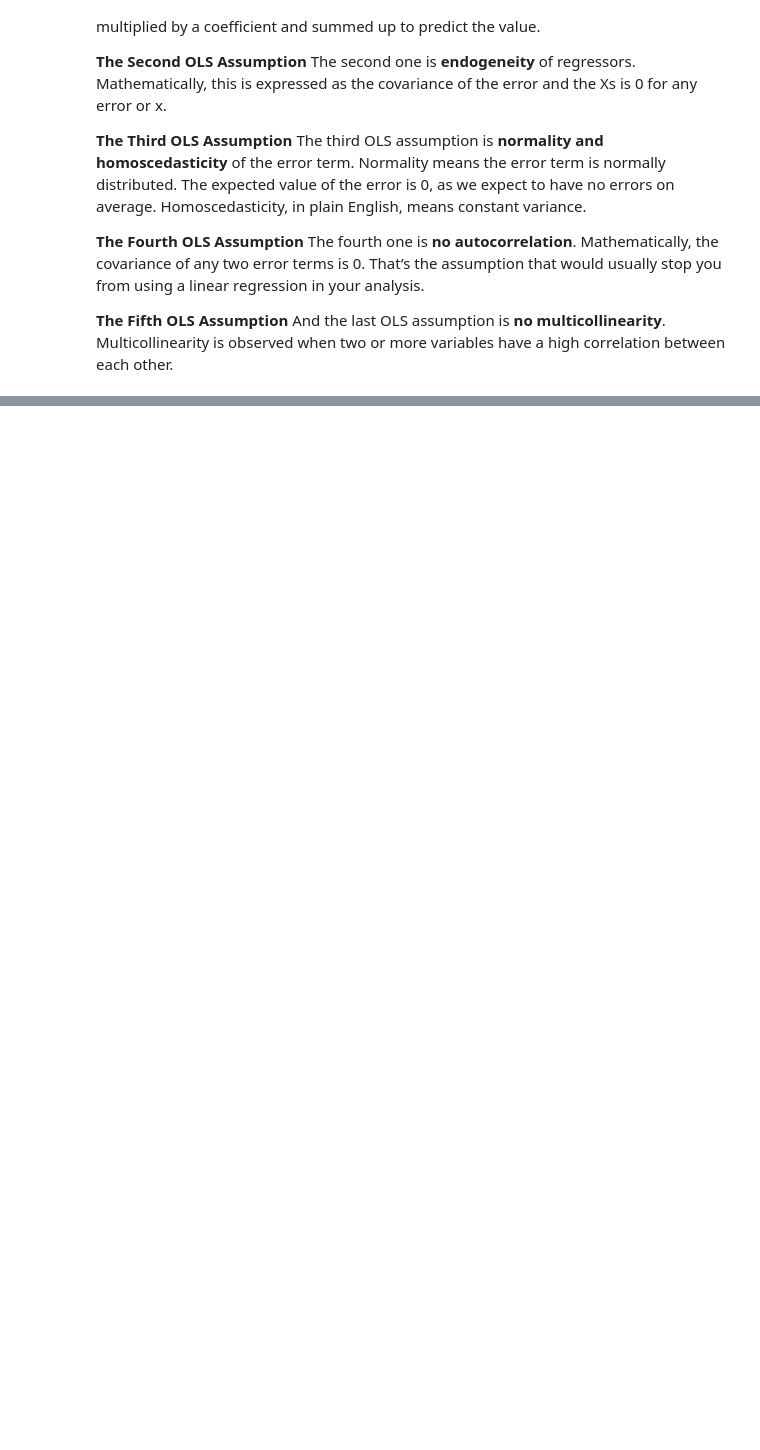
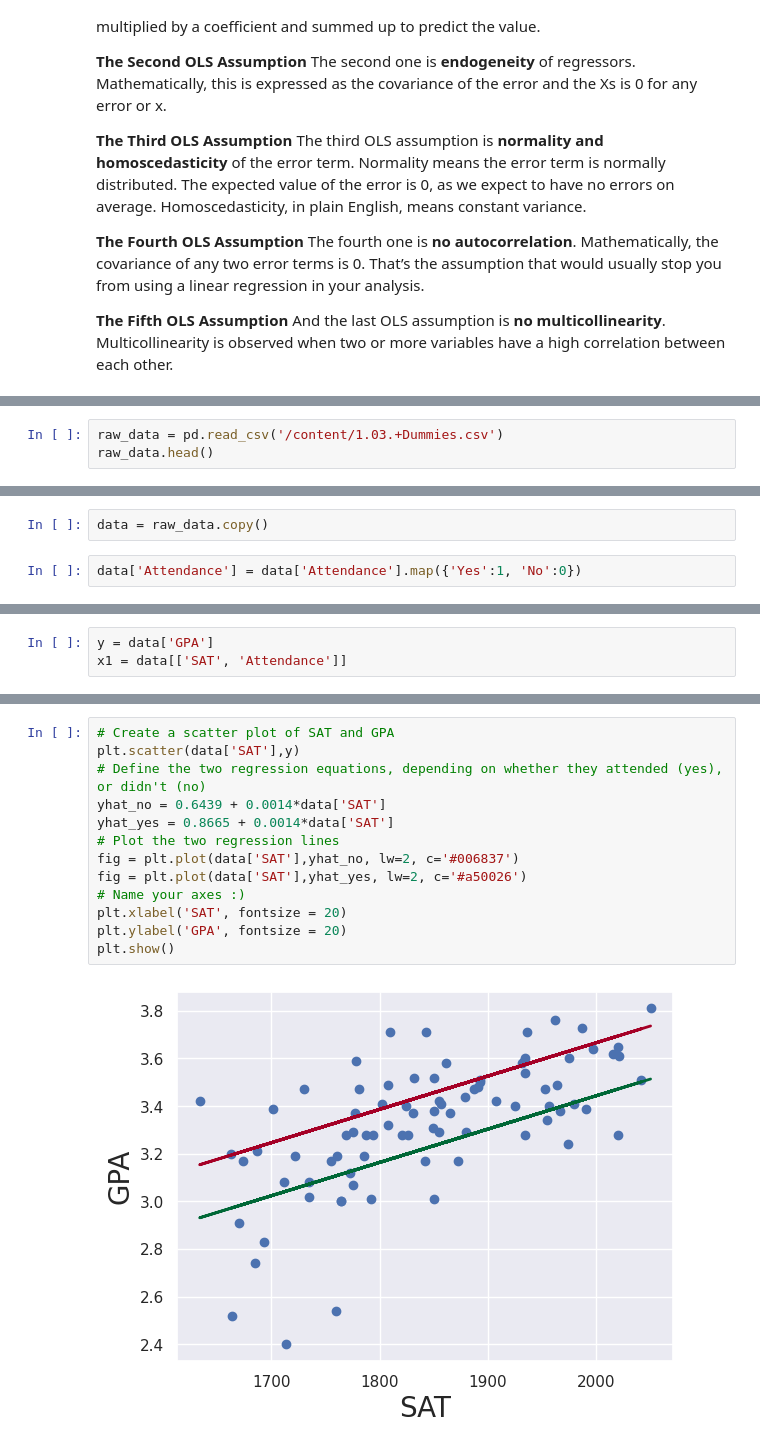
Before and after one commit to Korniev/Data-Sciense, a Jupyter notebook: udemy/multiple_linear_regression.ipynb, the cells around one changed output, grey strips where cells are left out. Cells and saved outputs as stored; diff of their text form; blank space fills up the shorter version.

```diff
--- a/udemy/multiple_linear_regression.ipynb
+++ b/udemy/multiple_linear_regression.ipynb
@@ -138,0 +141,3 @@ And the last OLS assumption is **no multicollinearity**. Multicollinearity is ob
+# %%
+raw_data = pd.read_csv('/content/1.03.+Dummies.csv')
+raw_data.head()
@@ -138,0 +151,4 @@ And the last OLS assumption is **no multicollinearity**. Multicollinearity is ob
+# %%
+data = raw_data.copy()
+# %%
+data['Attendance'] = data['Attendance'].map({'Yes':1, 'No':0})
@@ -138,0 +185,3 @@ And the last OLS assumption is **no multicollinearity**. Multicollinearity is ob
+# %%
+y = data['GPA']
+x1 = data[['SAT', 'Attendance']]
@@ -138,0 +215,15 @@ And the last OLS assumption is **no multicollinearity**. Multicollinearity is ob
+# %%
+# Create a scatter plot of SAT and GPA
+plt.scatter(data['SAT'],y)
+# Define the two regression equations, depending on whether they attended (yes), or didn't (no)
+yhat_no = 0.6439 + 0.0014*data['SAT']
+yhat_yes = 0.8665 + 0.0014*data['SAT']
+# Plot the two regression lines
+fig = plt.plot(data['SAT'],yhat_no, lw=2, c='#006837')
+fig = plt.plot(data['SAT'],yhat_yes, lw=2, c='#a50026')
+# Name your axes :)
+plt.xlabel('SAT', fontsize = 20)
+plt.ylabel('GPA', fontsize = 20)
+plt.show()
+# %% [output]
+[figure, added]
```
Also changed, not shown: parts of 18 cells of this notebook.
